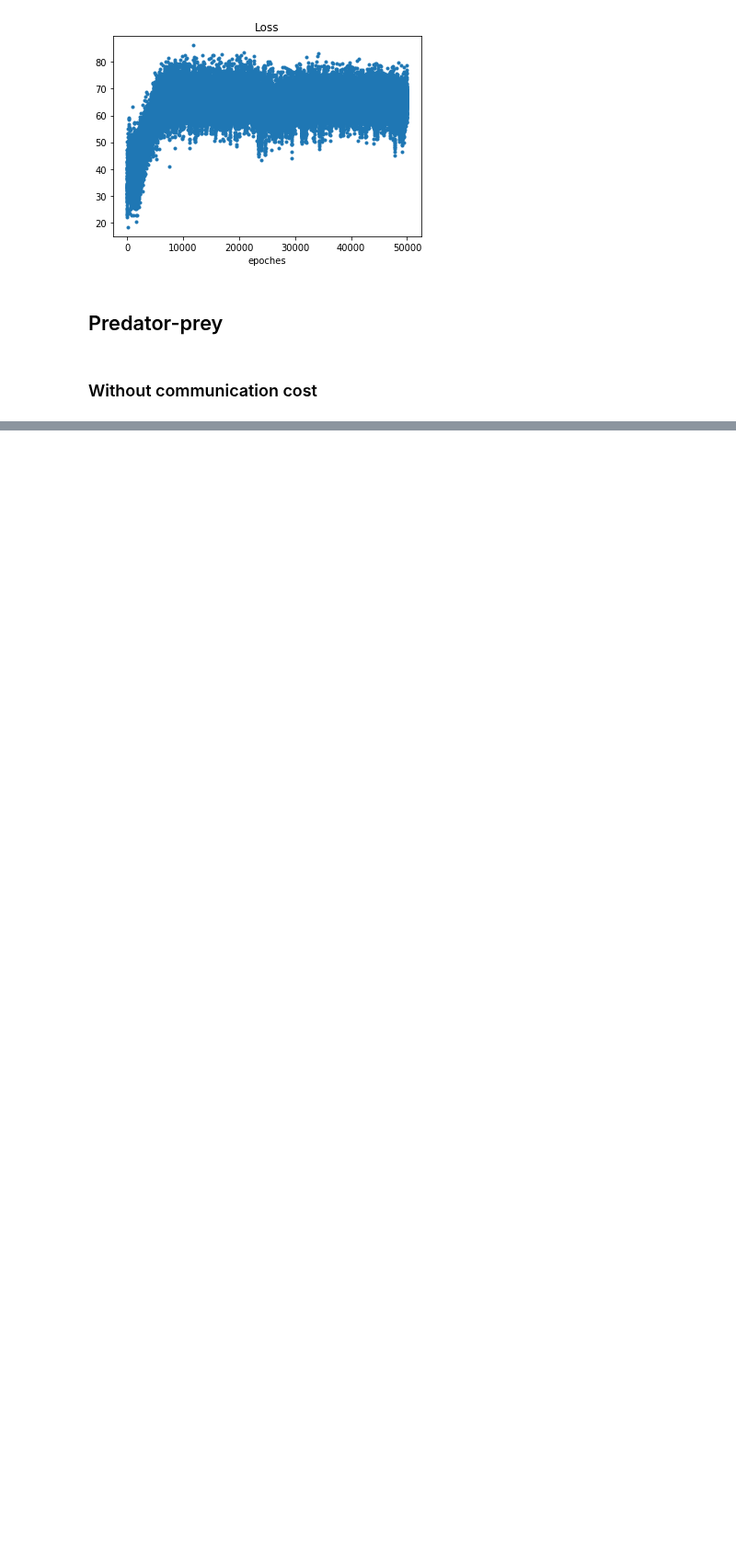
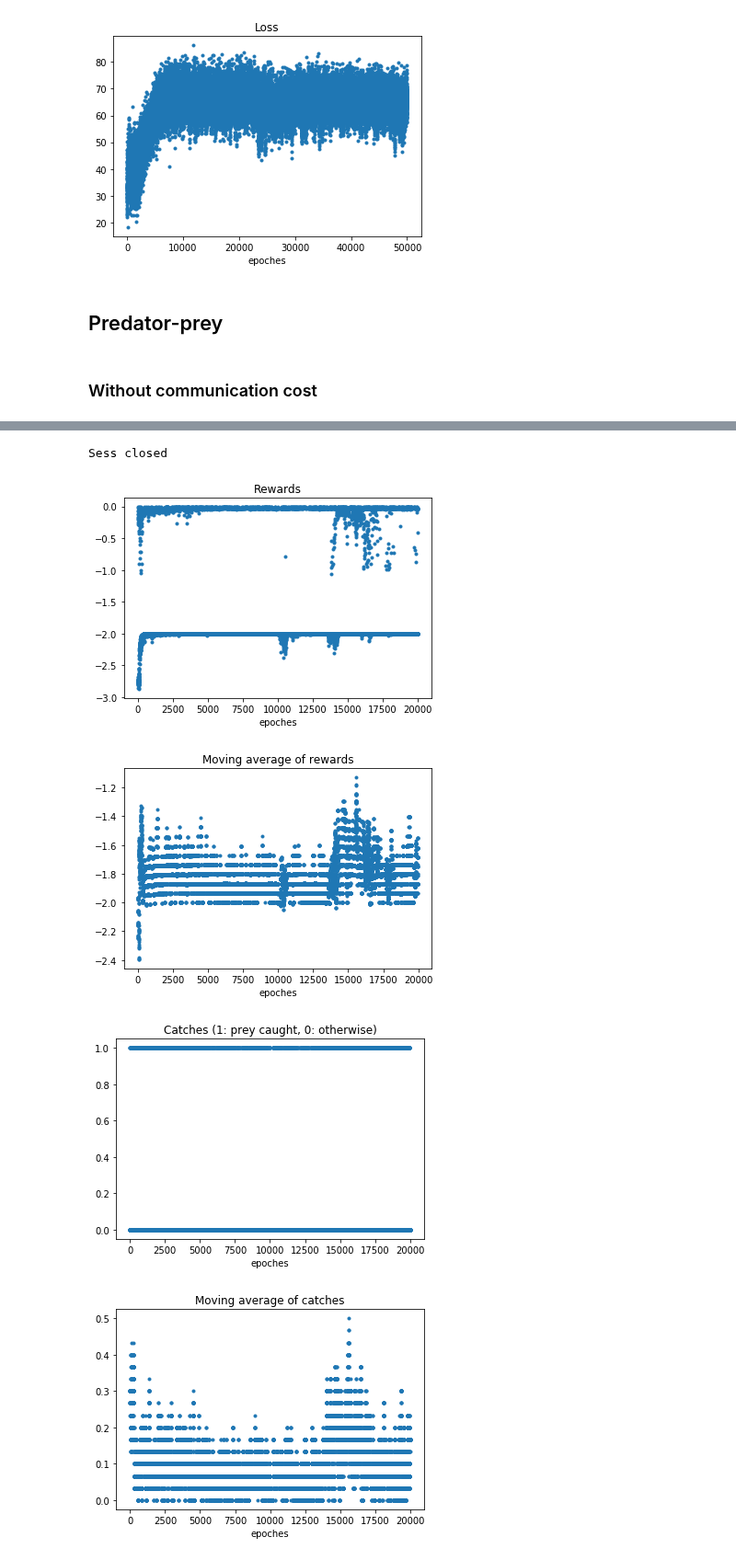
Before and after one commit to felixgaschi/learning-multiagent-communication, a Jupyter notebook: CommNet.ipynb, the cells around one changed output, grey strips where cells are left out. Shown at 92% size. Saved outputs shown, nothing was run; the diff lists cells and outputs as text; code cells hidden in the pictures; blank space fills up the shorter version.

```diff
--- a/CommNet.ipynb
+++ b/CommNet.ipynb
@@ -280,0 +282,53 @@ Catched: True
+# %%
+N = 3
+grid_size = 5
+T = 100
+n_episodes = 20000
+
+if "sess" in locals():
+    sess.close()
+    print("Sess closed")
+tf.reset_default_graph()
+sess = tf.Session()
+
+commNet = CommNetPP(sess, N,  grid_size, lr=1e-3, alpha=0.06, memory = True)
+env = PredatorPreyTask(N=N, grid_size=grid_size, detection_range=3, communication_cost=1e-2, step_cost=0.01, forbidden_cost=0.,
+                       prey_detection_range=1, uncatched_cost=1., T=T, restart_range = 5)
+history = commNet.reinforce_train(env, n_episodes=n_episodes, T=T)
+
+W = 30
+# %% [output]
+Sess closed
+# %%
+plt.title("Rewards")
+plt.plot(history['reward'], '.')
+plt.xlabel('epoches')
+plt.show()
+
+plt.title("Moving average of rewards")
+plt.plot(np.convolve(history['reward'], np.ones(W), 'valid')/W, '.')
+plt.xlabel('epoches')
+plt.show()
+
+plt.title("Catches (1: prey caught, 0: otherwise)")
+plt.plot(history['terminal_state'], '.')
+plt.xlabel('epoches')
+plt.show()
+
+plt.title("Moving average of catches")
+plt.plot(np.convolve(history['terminal_state'],
+                     np.ones(W), 'valid')/W, '.')
+plt.xlabel('epoches')
+plt.show()
+
+plt.title("loss")
+plt.plot(history['loss'], '.')
+plt.xlabel('epoches')
+plt.show()
+
+commNet.get_stats(100, T, env)
+# %% [output]
+[figure, added]
+[figure, added]
+[figure, added]
+[figure, added]
```
Also changed, not shown: parts of 11 cells of this notebook.
